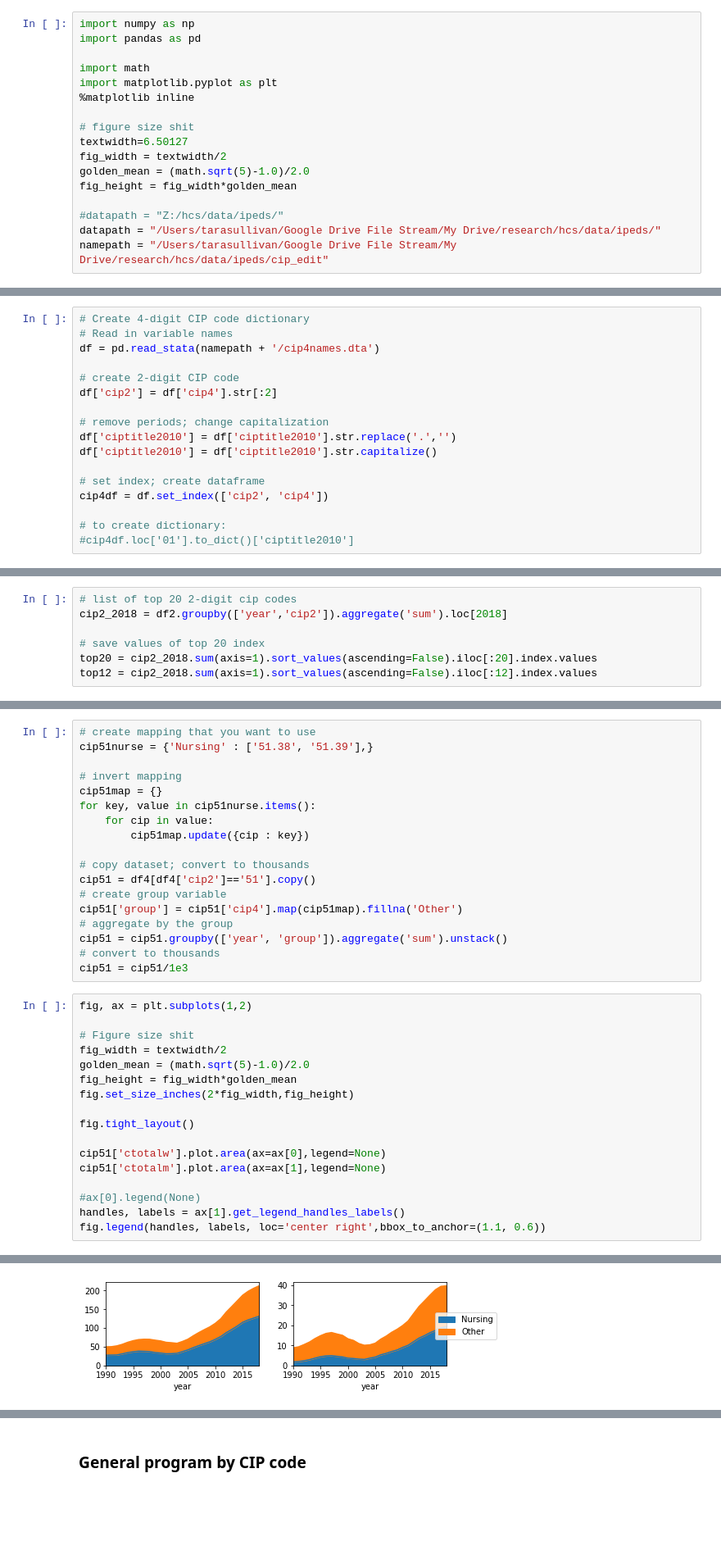
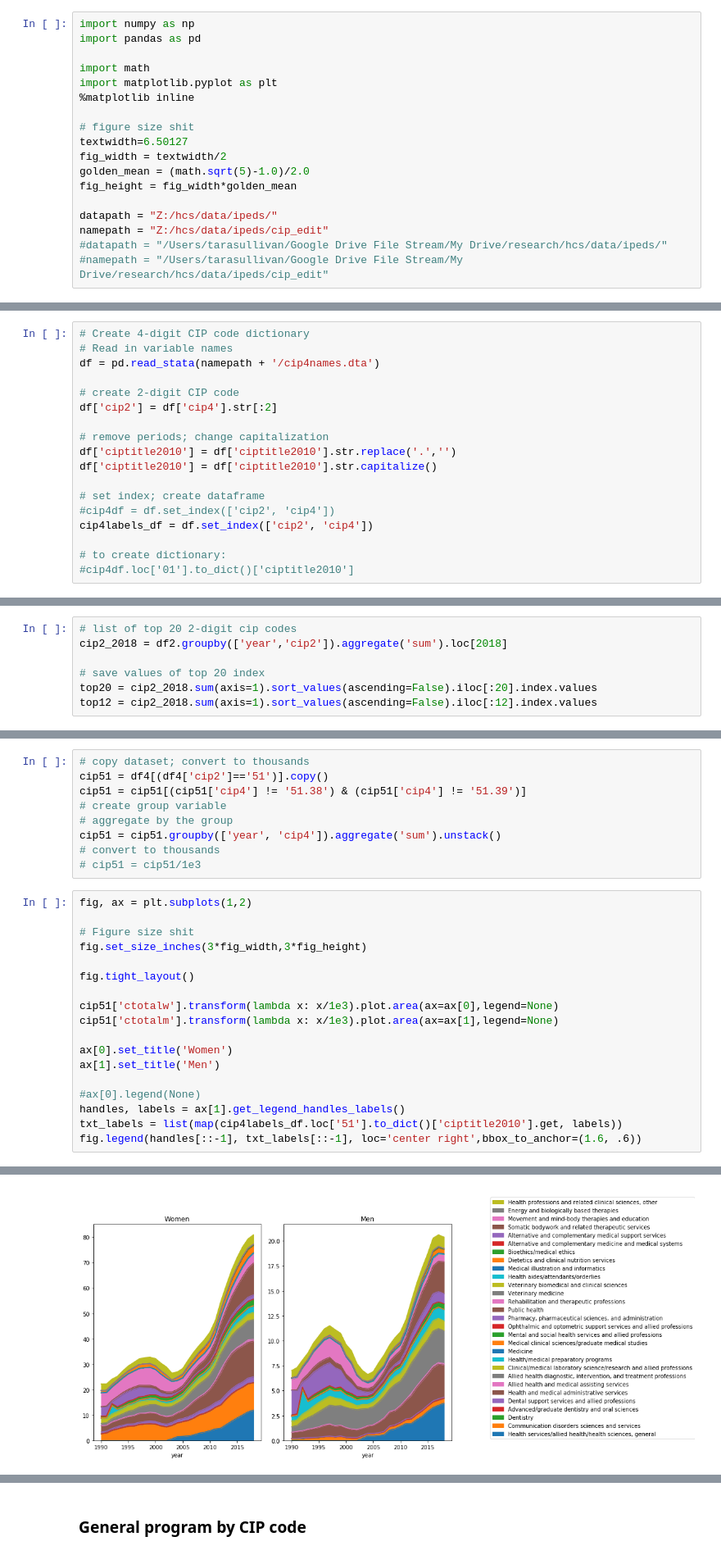
Before and after one commit to tara-sullivan/hcs, a Jupyter notebook: code/ipeds/ipeds_trends.ipynb, the cells around one changed output, grey strips where cells are left out. Shown at 82% size. Drawn from its saved outputs; the diff is of its cells as text; blank space fills up the shorter version.

```diff
--- a/code/ipeds/ipeds_trends.ipynb
+++ b/code/ipeds/ipeds_trends.ipynb
@@ -12,9 +12,10 @@ fig_width = textwidth/2
 golden_mean = (math.sqrt(5)-1.0)/2.0
 fig_height = fig_width*golden_mean
 
-#datapath = "Z:/hcs/data/ipeds/"
-datapath = "/Users/tarasullivan/Google Drive File Stream/My Drive/research/hcs/data/ipeds/"
-namepath = "/Users/tarasullivan/Google Drive File Stream/My Drive/research/hcs/data/ipeds/cip_edit"
+datapath = "Z:/hcs/data/ipeds/"
+namepath = "Z:/hcs/data/ipeds/cip_edit"
+#datapath = "/Users/tarasullivan/Google Drive File Stream/My Drive/research/hcs/data/ipeds/"
+#namepath = "/Users/tarasullivan/Google Drive File Stream/My Drive/research/hcs/data/ipeds/cip_edit"
 # %% [markdown]
 Create dictionaries for 2-digit and 4-digit CIP codes
 # %%
@@ -60,7 +75,8 @@ df['ciptitle2010'] = df['ciptitle2010'].str.replace('.','')
 df['ciptitle2010'] = df['ciptitle2010'].str.capitalize()
 
 # set index; create dataframe
-cip4df = df.set_index(['cip2', 'cip4'])
+#cip4df = df.set_index(['cip2', 'cip4'])
+cip4labels_df = df.set_index(['cip2', 'cip4'])
 
 # to create dictionary:
 #cip4df.loc['01'].to_dict()['ciptitle2010']
@@ -193,38 +234,30 @@ Healthcare (CIP=51)
 # %%
-# create mapping that you want to use
-cip51nurse = {'Nursing' : ['51.38', '51.39'],}
-
-# invert mapping
-cip51map = {}
-for key, value in cip51nurse.items():
-    for cip in value:
-        cip51map.update({cip : key})
-
 # copy dataset; convert to thousands
-cip51 = df4[df4['cip2']=='51'].copy()
+cip51 = df4[(df4['cip2']=='51')].copy()
+cip51 = cip51[(cip51['cip4'] != '51.38') & (cip51['cip4'] != '51.39')]
 # create group variable
-cip51['group'] = cip51['cip4'].map(cip51map).fillna('Other')
 # aggregate by the group
-cip51 = cip51.groupby(['year', 'group']).aggregate('sum').unstack()
+cip51 = cip51.groupby(['year', 'cip4']).aggregate('sum').unstack()
 # convert to thousands
-cip51 = cip51/1e3
+# cip51 = cip51/1e3
 # %%
 fig, ax = plt.subplots(1,2)
 
 # Figure size shit
-fig_width = textwidth/2
-golden_mean = (math.sqrt(5)-1.0)/2.0
-fig_height = fig_width*golden_mean
-fig.set_size_inches(2*fig_width,fig_height)
+fig.set_size_inches(3*fig_width,3*fig_height)
 
 fig.tight_layout()
 
-cip51['ctotalw'].plot.area(ax=ax[0],legend=None)
-cip51['ctotalm'].plot.area(ax=ax[1],legend=None)
+cip51['ctotalw'].transform(lambda x: x/1e3).plot.area(ax=ax[0],legend=None)
+cip51['ctotalm'].transform(lambda x: x/1e3).plot.area(ax=ax[1],legend=None)
+
+ax[0].set_title('Women')
+ax[1].set_title('Men')
 
 #ax[0].legend(None)
 handles, labels = ax[1].get_legend_handles_labels()
-fig.legend(handles, labels, loc='center right',bbox_to_anchor=(1.1, 0.6))
+txt_labels = list(map(cip4labels_df.loc['51'].to_dict()['ciptitle2010'].get, labels))
+fig.legend(handles[::-1], txt_labels[::-1], loc='center right',bbox_to_anchor=(1.6, .6))
 # %% [output]
 <matplotlib.legend.Legend at 0x...>
-[figure, old version]
+[figure, new version]
```
Also changed, not shown: parts of 28 cells of this notebook.
